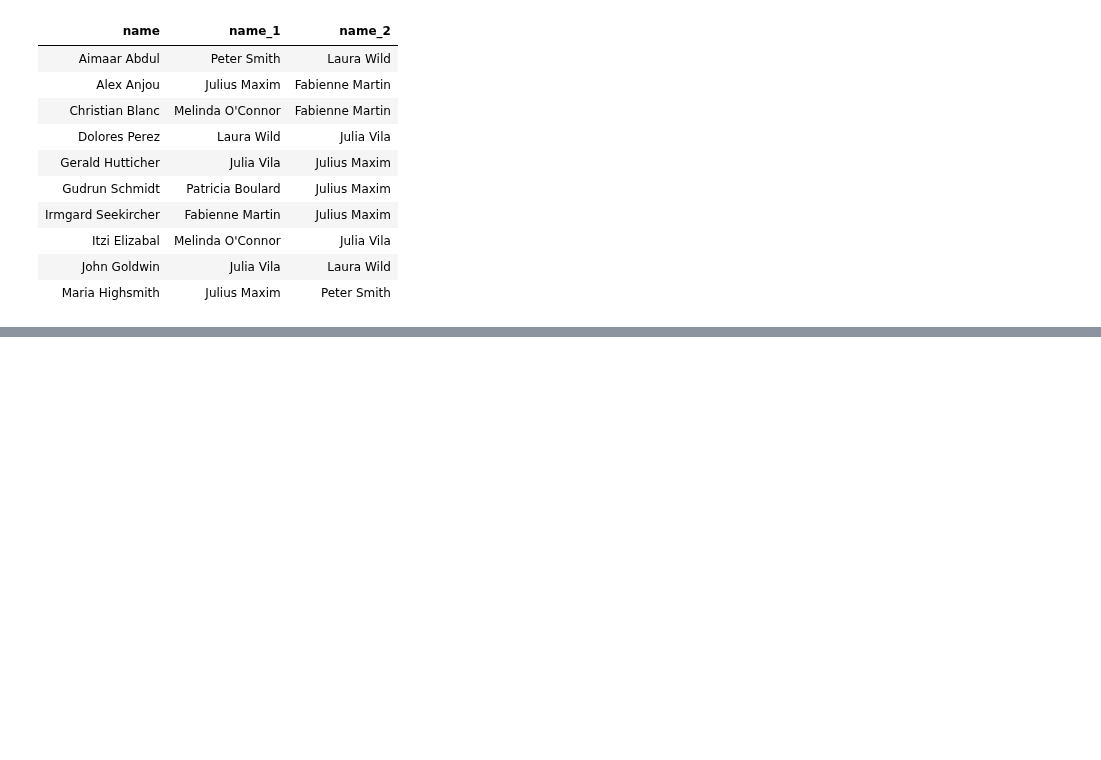
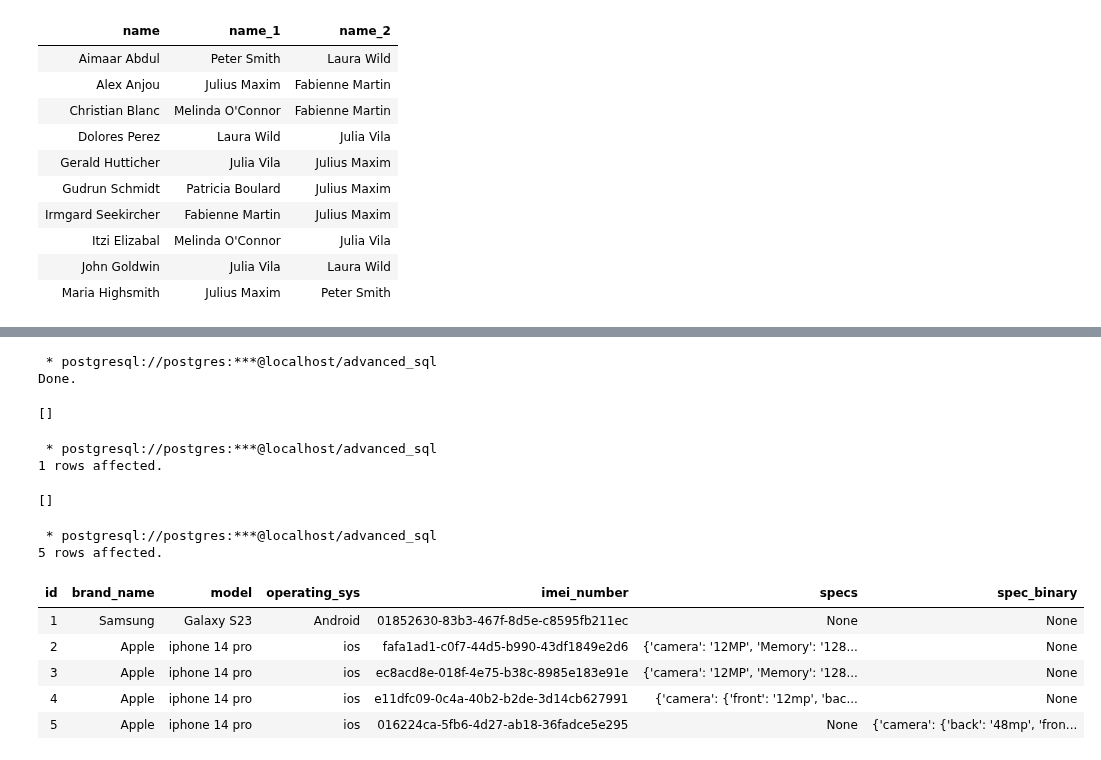
Before and after one commit to fbw-p22-e3-assignments/live-code, a Jupyter notebook: database/ADVANCED_SQL/advanced_sql.ipynb, the cells around one changed output, grey strips where cells are left out. Drawn from its saved outputs; the diff is of its cells as text; code cells hidden in the pictures; blank space fills up the shorter version.

```diff
--- a/database/ADVANCED_SQL/advanced_sql.ipynb
+++ b/database/ADVANCED_SQL/advanced_sql.ipynb
@@ -600,0 +964,30 @@ order by s.name
+# %%
+%%sql
+alter table mobile_phones
+add column spec_binary JSONB
+# %% [output]
+ * postgresql://postgres:***@localhost/advanced_sql
+Done.
+[]
+# %%
+%%sql
+insert into mobile_phones(
+    brand_name, model, operating_sys, spec_binary)
+values
+('Apple', 'iphone 14 pro', 'ios', '{"camera":{"front":"12mp","back":"48mp"}}')
+# %% [output]
+ * postgresql://postgres:***@localhost/advanced_sql
+1 rows affected.
+[]
+# %%
+%%sql
+select * from mobile_phones
+# %% [output]
+ * postgresql://postgres:***@localhost/advanced_sql
+5 rows affected.
+| id | brand_name | model | operating_sys | imei_number | specs | spec_binary |
+| 1 | Samsung | Galaxy S23 | Android | 01852630-83b3-467f-8d5e-c8595fb211ec | None | None |
+| 2 | Apple | iphone 14 pro | ios | fafa1ad1-c0f7-44d5-b990-43df1849e2d6 | {'camera': '12MP', 'Memory': '128... | None |
+| 3 | Apple | iphone 14 pro | ios | ec8acd8e-018f-4e75-b38c-8985e183e91e | {'camera': '12MP', 'Memory': '128... | None |
+| 4 | Apple | iphone 14 pro | ios | e11dfc09-0c4a-40b2-b2de-3d14cb627991 | {'camera': {'front': '12mp', 'bac... | None |
+| 5 | Apple | iphone 14 pro | ios | 016224ca-5fb6-4d27-ab18-36fadce5e295 | None | {'camera': {'back': '48mp', 'fron... |
```
Also changed, not shown: parts of 65 cells of this notebook, 1 other file.
